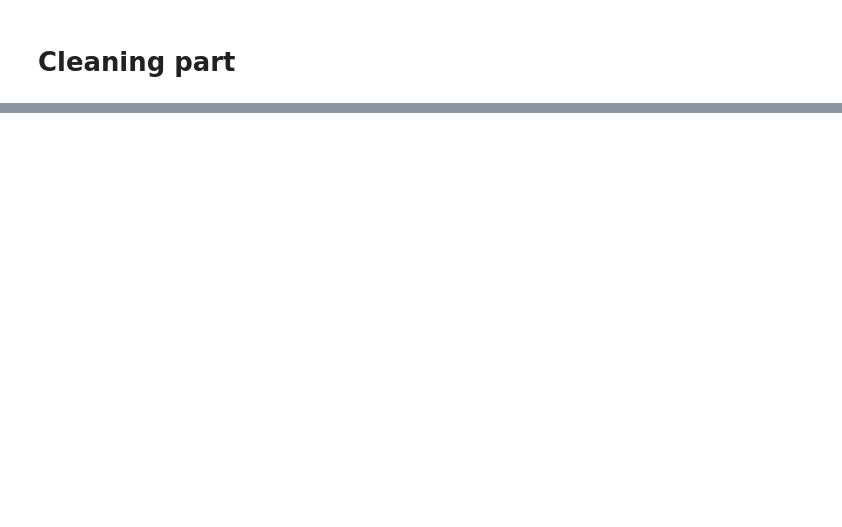
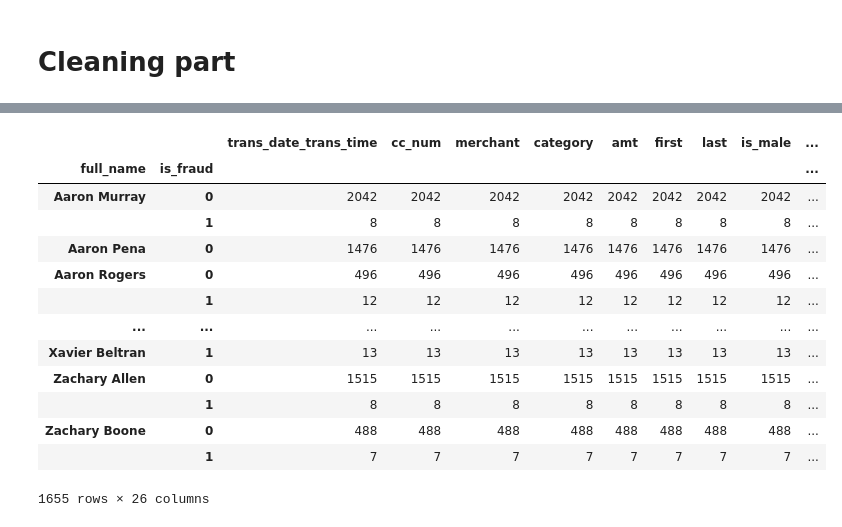
Before and after one commit to tintinap/Maching-Learning-Midterm-Exam, a Jupyter notebook: data_preparation.ipynb, the cells around one changed output, grey strips where cells are left out. Drawn from its saved outputs; the diff is of its cells as text; code cells hidden in the pictures; blank space fills up the shorter version.

```diff
--- a/data_preparation.ipynb
+++ b/data_preparation.ipynb
@@ -85,0 +82,9 @@ Question(4, 10)
+# %%
+#combine columns
+if 'state_city' not in df.columns.tolist():
+    df["state_city"] = df['zip'].astype(str)+', '+df["city"] +', '+df["state"]
+if 'full_name' not in df.columns.tolist():
+    df['full_name'] = df['first']+' '+df['last']
+
+
+df.head()
@@ -85,0 +98,13 @@ Question(4, 10)
+# %%
+# age when during the trans_date
+if 'age' not in df.columns.tolist():
+    df['age'] = df['trans_date_trans_time'].dt.year - df['dob'].dt.year
+# %%
+# convert to be range of time
+b = [0,4,8,12,16,20,24]
+l = ['Late Night', 'Early Morning','Morning','Noon','Eve','Night']
+if 'trans_time' not in df.columns.tolist():
+    df['trans_time'] = pd.cut(df['trans_date_trans_time'].dt.hour, bins=b, labels=l, include_lowest=True)
+# %%
+df['tran_year'] = df['trans_date_trans_time'].dt.year
+df['tran_month'] = df['trans_date_trans_time'].dt.month
@@ -85,0 +136,18 @@ Question(4, 10)
+# %%
+#check for each user
+df.groupby(['full_name', 'is_fraud']).count()
+# %% [output]
+|  |  | trans_date_trans_time | cc_num | merchant | category | amt | first | last | is_male | ... |
+| full_name | is_fraud |  |  |  |  |  |  |  |  | ... |
+| Aaron Murray | 0 | 2042 | 2042 | 2042 | 2042 | 2042 | 2042 | 2042 | 2042 | ... |
+|  | 1 | 8 | 8 | 8 | 8 | 8 | 8 | 8 | 8 | ... |
+| Aaron Pena | 0 | 1476 | 1476 | 1476 | 1476 | 1476 | 1476 | 1476 | 1476 | ... |
+| Aaron Rogers | 0 | 496 | 496 | 496 | 496 | 496 | 496 | 496 | 496 | ... |
+|  | 1 | 12 | 12 | 12 | 12 | 12 | 12 | 12 | 12 | ... |
+| ... | ... | ... | ... | ... | ... | ... | ... | ... | ... | ... |
+| Xavier Beltran | 1 | 13 | 13 | 13 | 13 | 13 | 13 | 13 | 13 | ... |
+| Zachary Allen | 0 | 1515 | 1515 | 1515 | 1515 | 1515 | 1515 | 1515 | 1515 | ... |
+|  | 1 | 8 | 8 | 8 | 8 | 8 | 8 | 8 | 8 | ... |
+| Zachary Boone | 0 | 488 | 488 | 488 | 488 | 488 | 488 | 488 | 488 | ... |
+|  | 1 | 7 | 7 | 7 | 7 | 7 | 7 | 7 | 7 | ... |
+1655 rows × 26 columns
```
Also changed, not shown: parts of 35 cells of this notebook.
